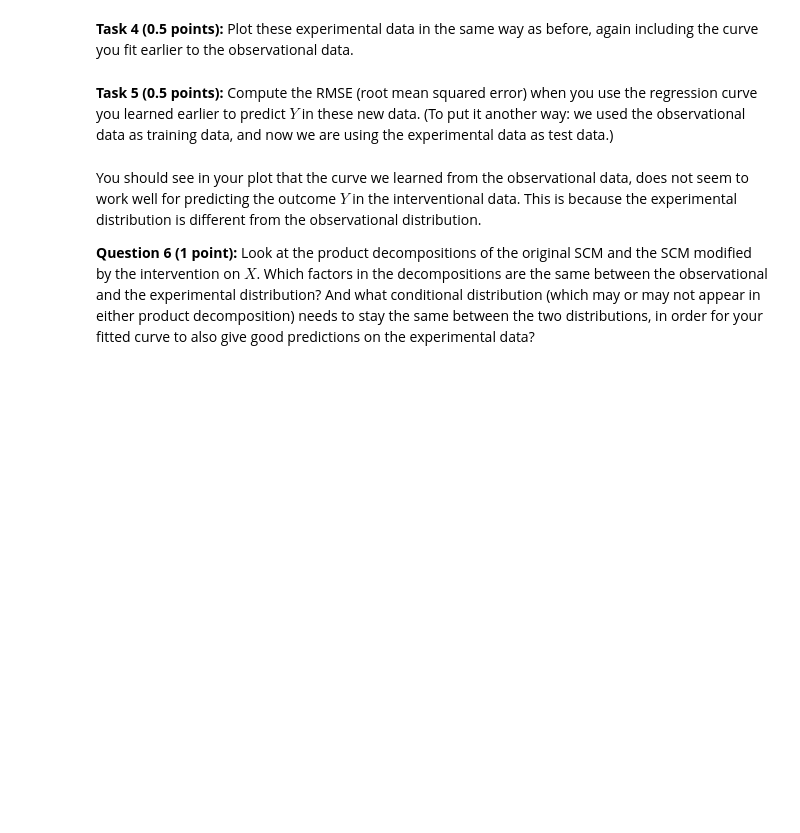
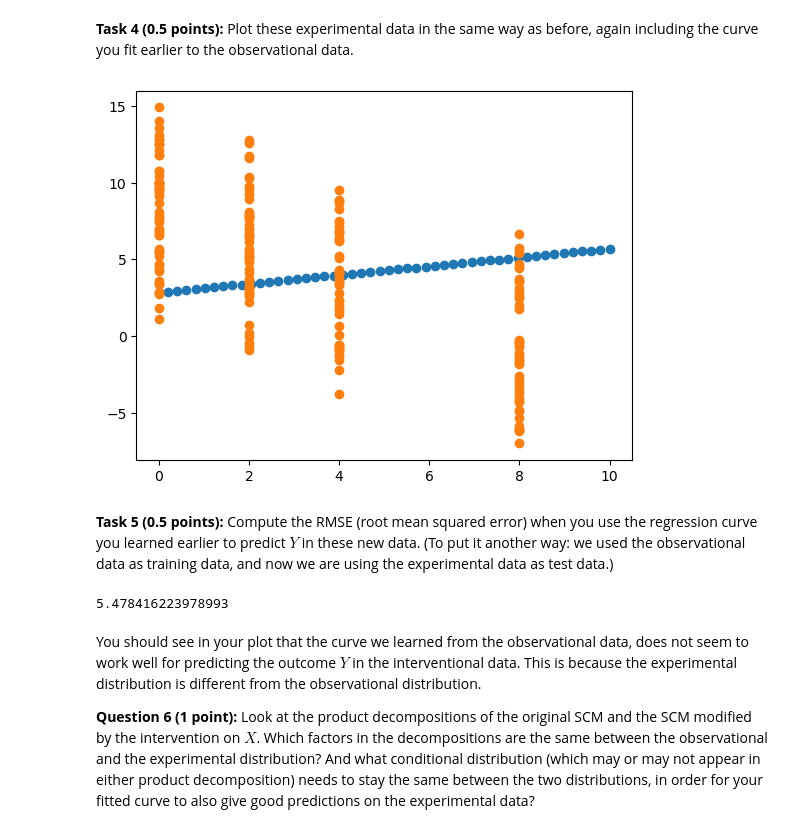
Before and after one commit to leonardocarboni/aml-carboni-bais, a Jupyter notebook: Assignment 3/bais_carboni.ipynb, the cells around one changed output. Drawn from its saved outputs; the diff is of its cells as text; code cells hidden in the pictures; blank space fills up the shorter version.

```diff
--- a/Assignment 3/bais_carboni.ipynb
+++ b/Assignment 3/bais_carboni.ipynb
@@ -80,8 +97,9 @@ Now we will consider what happens if we intervene on the system by prescribing c
 def generate_experimental_data(x, num_samples):
     # Generate data under intervention do(X=x[i]). x is a vector of length num_samples.
     # Your code here
-    # return (x, y, z)
-    return (x, x, x) # temporary: remove this when your code is in place
+    z = f_Z(num_samples)
+    y = f_Y(z, x, num_samples) # non sono sicuro sia così semplice in realtà
+    return (x, y, z)
 # %% [markdown]
 We will look at interventional data where for each data point, the dosage is chosen uniformly at random from the set $\{0,2,4,8\}$, independently for each individual.
 # %%
@@ -98,2 +114,9 @@ x_exp = np.random.choice(np.array([0, 2, 4, 8], dtype=int), size=num_samples_exp
+# %%
+# Your code here
+plt.scatter(X, preds)
+plt.scatter(x_exp, y_exp)
+plt.show()
+# %% [output]
+[figure, added]
 # %% [markdown]
 **Task 5 (0.5 points):** Compute the RMSE (root mean squared error) when you use the regression curve you learned earlier to predict $Y$ in these new data. (To put it another way: we used the observational data as training data, and now we are using the experimental data as test data.)
@@ -102,3 +123,11 @@ x_exp = np.random.choice(np.array([0, 2, 4, 8], dtype=int), size=num_samples_exp
+# %%
+# Your code here
+from sklearn.metrics import mean_squared_error
+
+preds = reg.predict(x_exp.reshape(-1, 1))
+print(mean_squared_error(y_true = y_exp, y_pred = preds, squared = False))
+# %% [output]
+5.478416223978993
 # %% [markdown]
 You should see in your plot that the curve we learned from the observational data, does not seem to work well for predicting the outcome $Y$ in the interventional data. This is because the experimental distribution is different from the observational distribution.
 
```
Also changed, not shown: parts of 8 cells of this notebook.
